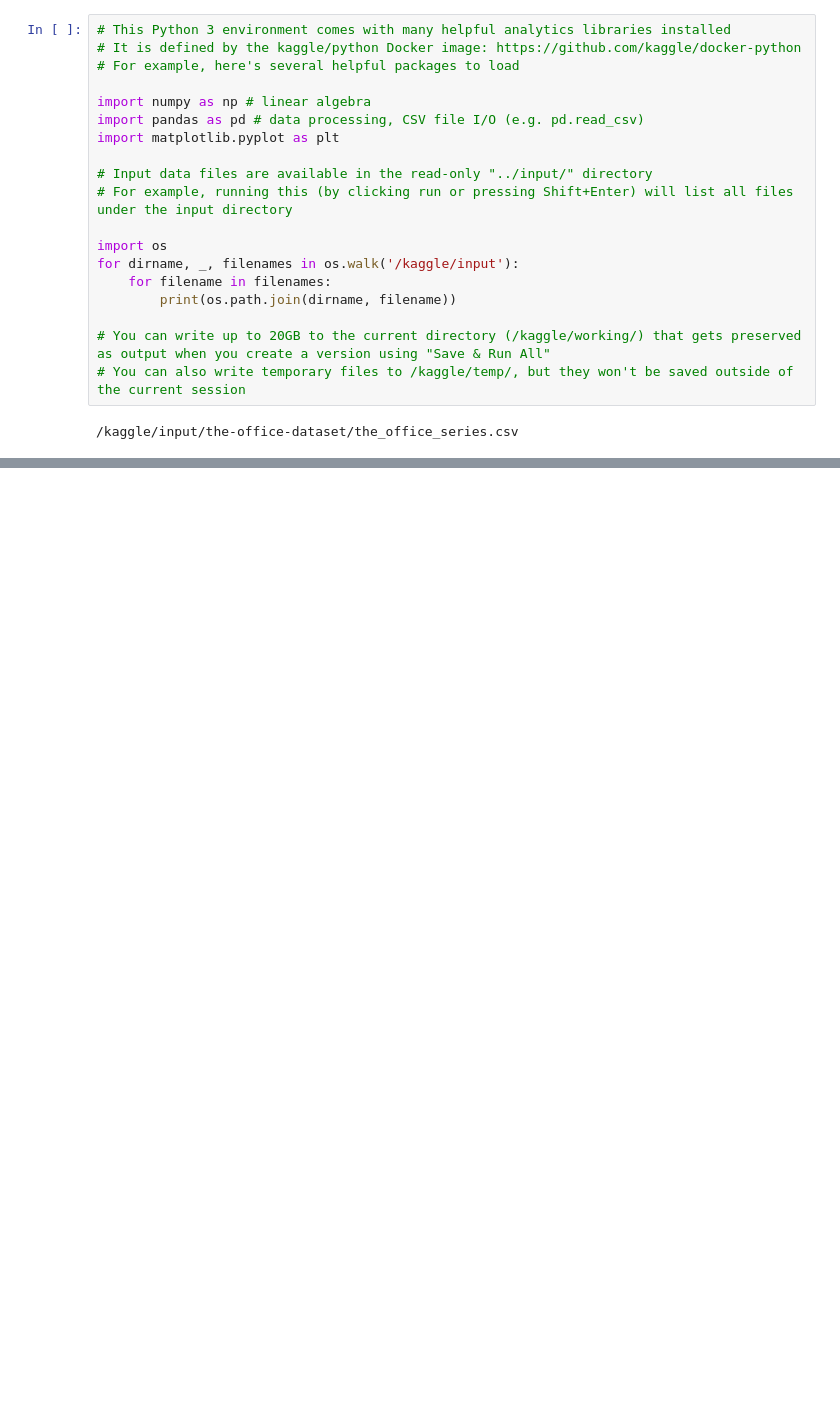
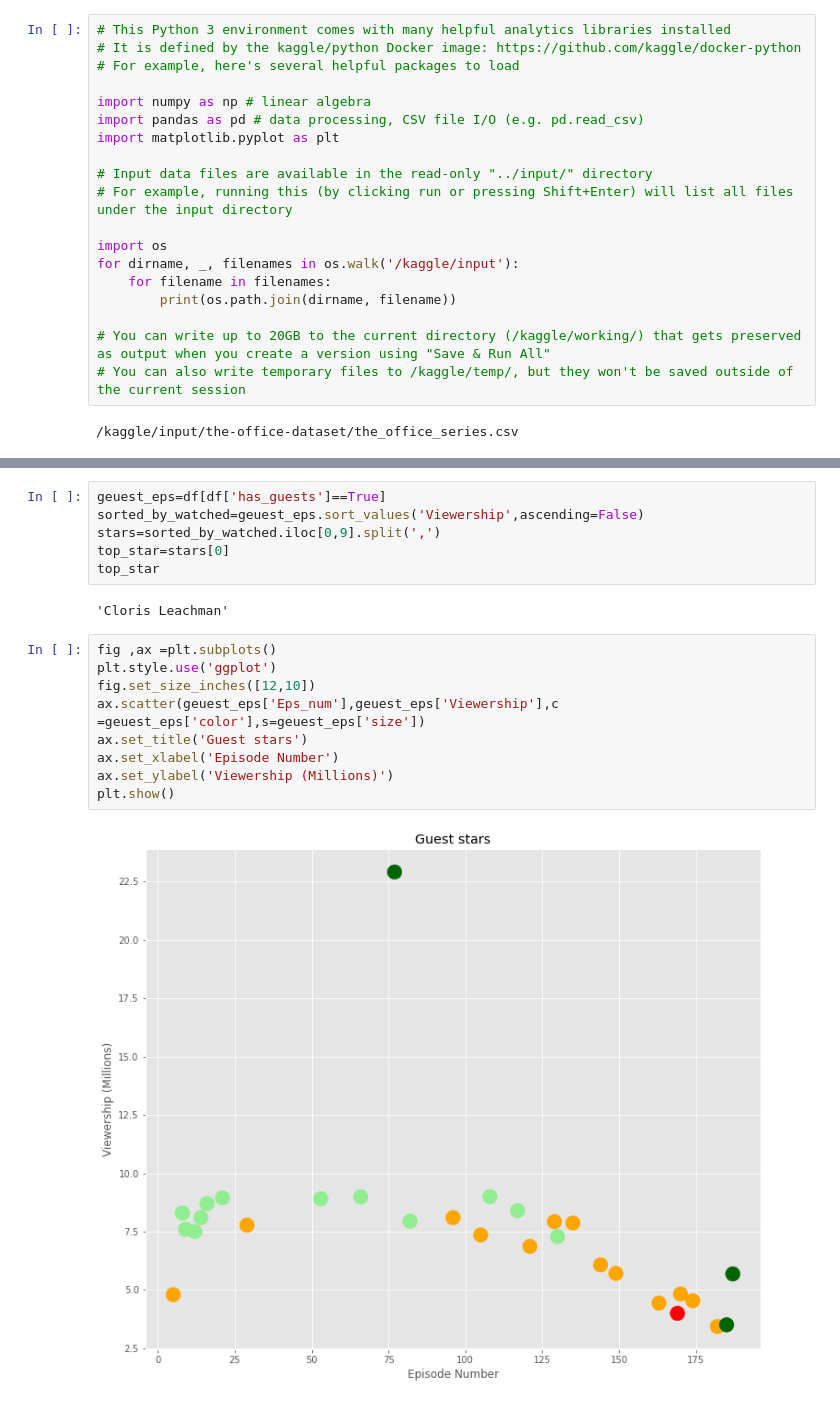
Before and after one commit to forgivefarouk/Data_Science_Projects, a Jupyter notebook: investigating-netflix-movies-and-guest-st.ipynb, the cells around one changed output, grey strips where cells are left out. Saved outputs shown, nothing was run; the diff lists cells and outputs as text; blank space fills up the shorter version.

```diff
--- a/investigating-netflix-movies-and-guest-st.ipynb
+++ b/investigating-netflix-movies-and-guest-st.ipynb
@@ -54,0 +68,19 @@ plt.show()
+# %%
+geuest_eps=df[df['has_guests']==True]
+sorted_by_watched=geuest_eps.sort_values('Viewership',ascending=False)
+stars=sorted_by_watched.iloc[0,9].split(',')
+top_star=stars[0]
+top_star
+# %% [output]
+'Cloris Leachman'
+# %%
+fig ,ax =plt.subplots()
+plt.style.use('ggplot')
+fig.set_size_inches([12,10])
+ax.scatter(geuest_eps['Eps_num'],geuest_eps['Viewership'],c =geuest_eps['color'],s=geuest_eps['size'])
+ax.set_title('Guest stars')
+ax.set_xlabel('Episode Number')
+ax.set_ylabel('Viewership (Millions)')
+plt.show()
+# %% [output]
+[figure, added]
```
Also changed, not shown: parts of 4 cells of this notebook.
